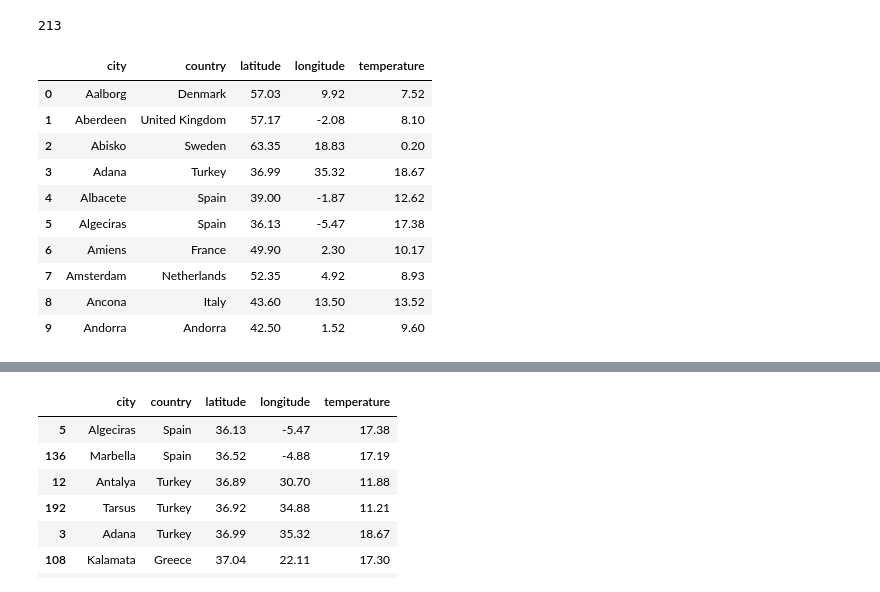
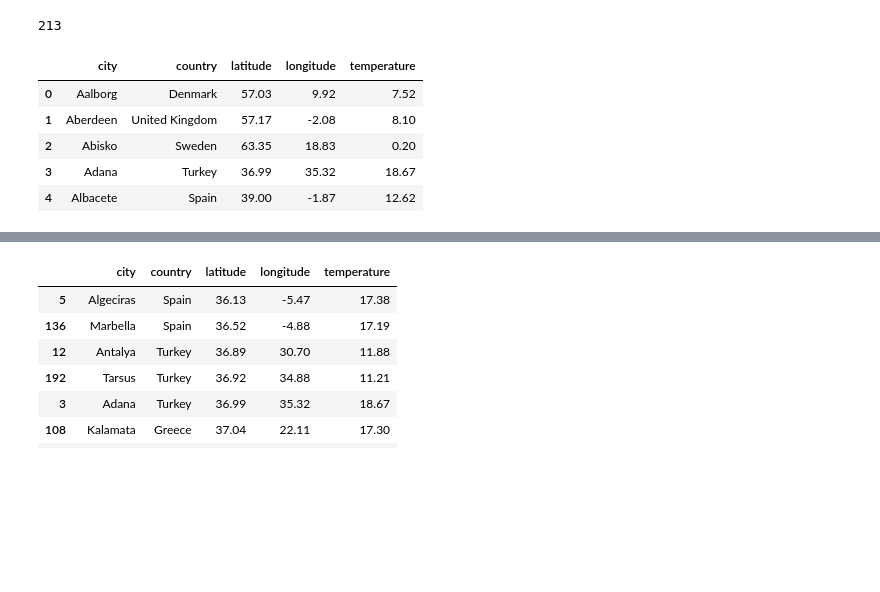
Before and after one commit to Ricardomanuel1/UTEC_MACHINE-LEARNING, a Jupyter notebook: Modulo1_Python_Data_Science/PythonPandas.ipynb, the cells around one changed output, grey strips where cells are left out. Drawn from its saved outputs; the diff is of its cells as text; code cells hidden in the pictures; blank space fills up the shorter version.

```diff
--- a/Modulo1_Python_Data_Science/PythonPandas.ipynb
+++ b/Modulo1_Python_Data_Science/PythonPandas.ipynb
@@ -25,2 +30,2 @@ pd.set_option('display.min_rows', 20)#con eso le indicamos que cuando muestre un
 # %%
-cities = pd.read_csv(open("Cities.csv"))
+cities=pd.read_csv('/content/drive/MyDrive/Python2022_MachineLearning/Cities.csv')
@@ -55,16 +62,12 @@ len(cities)
 213
 # %%
 # Primeras filas
-cities.head(10)# si () mostrará las 4 primeras filas y si es (10) mostrará las 10 primeras filas.
+#cities.head(10)# si () mostrará las 4 primeras filas y si es (10) mostrará las 10 primeras filas.
+cities.head()#solo muestra las 4 primeras filas
 # %% [output]
 |  | city | country | latitude | longitude | temperature |
 | 0 | Aalborg | Denmark | 57.03 | 9.92 | 7.52 |
 | 1 | Aberdeen | United Kingdom | 57.17 | -2.08 | 8.10 |
 | 2 | Abisko | Sweden | 63.35 | 18.83 | 0.20 |
 | 3 | Adana | Turkey | 36.99 | 35.32 | 18.67 |
 | 4 | Albacete | Spain | 39.00 | -1.87 | 12.62 |
-| 5 | Algeciras | Spain | 36.13 | -5.47 | 17.38 |
-| 6 | Amiens | France | 49.90 | 2.30 | 10.17 |
-| 7 | Amsterdam | Netherlands | 52.35 | 4.92 | 8.93 |
-| 8 | Ancona | Italy | 43.60 | 13.50 | 13.52 |
-| 9 | Andorra | Andorra | 42.50 | 1.52 | 9.60 |
```
Also changed, not shown: parts of 27 cells of this notebook.
